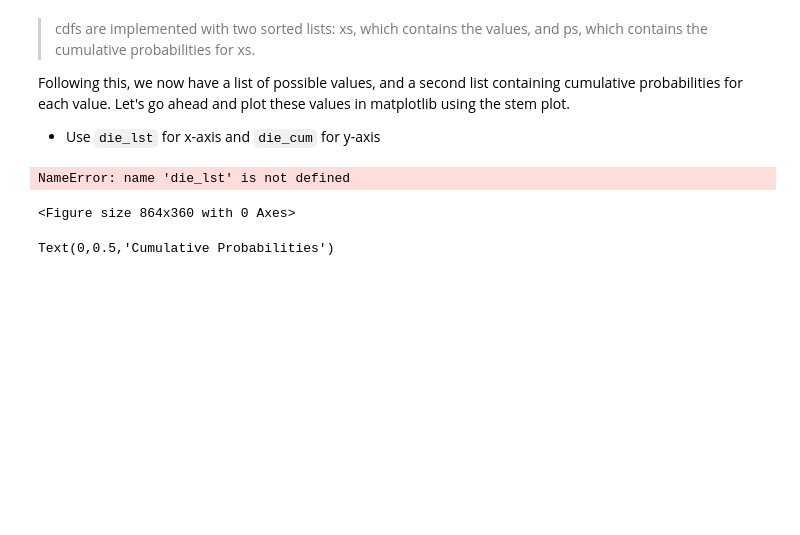
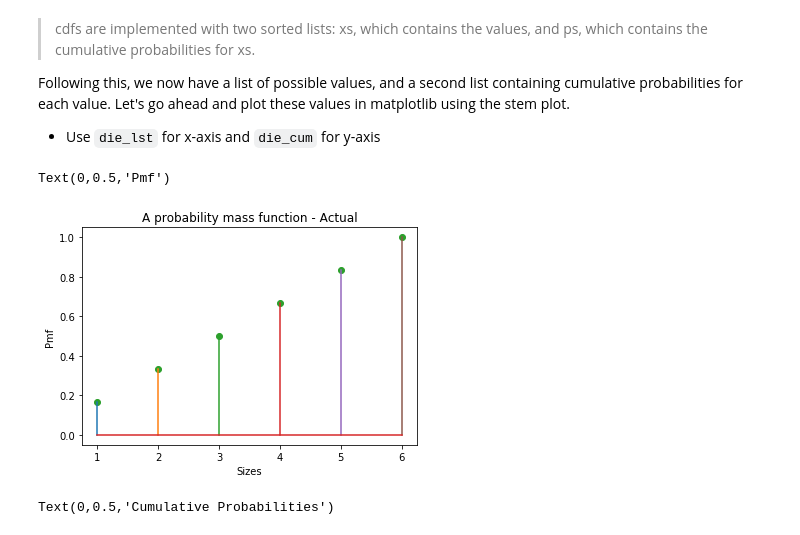
Before and after one commit to Rimab55/dsc-0-09-09-distributions-cdf-lab-nyc-ds-career-012819, a Jupyter notebook: index.ipynb, the cells around one changed output. Cells and saved outputs as stored; diff of their text form; code cells hidden in the pictures; blank space fills up the shorter version.

```diff
--- a/index.ipynb
+++ b/index.ipynb
@@ -63,14 +63,14 @@ Following this, we now have a list of possible values, and a second list contain
 * Use `die_lst` for x-axis and `die_cum` for y-axis
 # %%
 import matplotlib.pyplot as plt
-fig = plt.figure(figsize = (12,5))
+
 plt.stem(die_lst,die_cum,linefmt = '-',markerfmt='C2o')
 plt.title('A probability mass function - Actual')
 plt.xlabel('Sizes')
 plt.ylabel('Pmf')
 # %% [output]
-NameError: name 'die_lst' is not defined
+Text(0,0.5,'Pmf')
-<Figure size 864x360 with 0 Axes>
+[figure, added]
 # %%
 # %% [output]
 Text(0,0.5,'Cumulative Probabilities')
```
